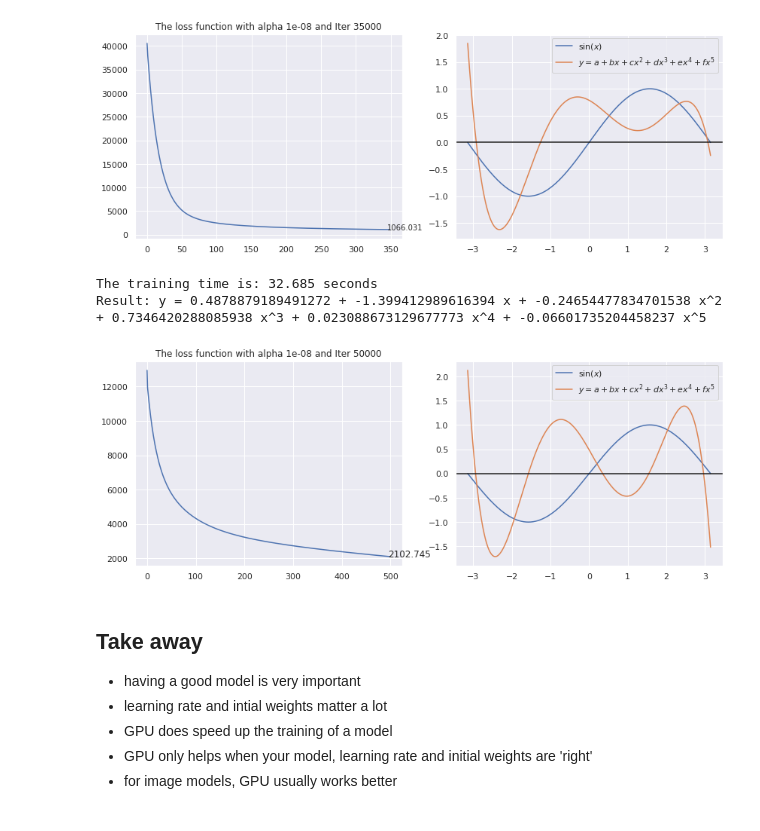
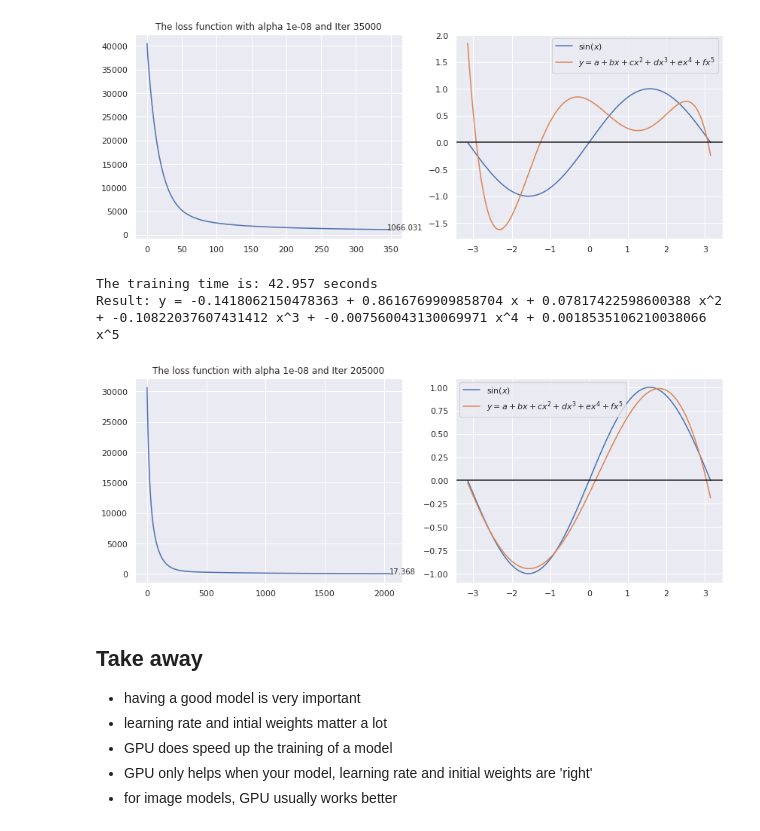
Before and after one commit to oceanumeric/ESL, a Jupyter notebook: ch0/PyTorch.ipynb, the cells around one changed output. Cells and saved outputs as stored; diff of their text form; code cells hidden in the pictures.

```diff
--- a/ch0/PyTorch.ipynb
+++ b/ch0/PyTorch.ipynb
@@ -93,6 +93,7 @@ The training time is: 2.354 seconds
 Result: y = 1.5074591974361329 + -0.8340348406460197 x + -0.8411738927597342 x^2 + 0.5122862985278899 x^3 + 0.08168920061380472 x^4 + -0.04761013145194911 x^5
 [figure]
 # %%
-ml.train_model3(1e-8, 25000)
+np.random.seed(666)
+ml.train_model3(1e-8, 205000)
 ml.plot_results()
 # %% [output]
@@ -141,12 +142,13 @@ The training time is: 8.07 seconds
 Result: y = 0.7851768732070923 + -0.39082539081573486 x + -0.5074329972267151 x^2 + 0.3586355745792389 x^3 + 0.05158150941133499 x^4 + -0.03573811426758766 x^5
 [figure]
 # %%
-ml.train_with_gpu(1e-8, 50000)
+torch.manual_seed(666)
+ml.train_with_gpu(1e-8, 205000)
 ml.plot_results(gpu=True)
 # %% [output]
-The training time is: 32.685 seconds
-Result: y = 0.4878879189491272 + -1.399412989616394 x + -0.24654477834701538 x^2 + 0.7346420288085938 x^3 + 0.023088673129677773 x^4 + -0.06601735204458237 x^5
+The training time is: 42.957 seconds
+Result: y = -0.1418062150478363 + 0.8616769909858704 x + 0.07817422598600388 x^2 + -0.10822037607431412 x^3 + -0.007560043130069971 x^4 + 0.0018535106210038066 x^5
-[figure, old version]
+[figure, new version]
 # %% [markdown]
 ## Take away
 
```
Also changed, not shown: parts of 4 cells of this notebook.
